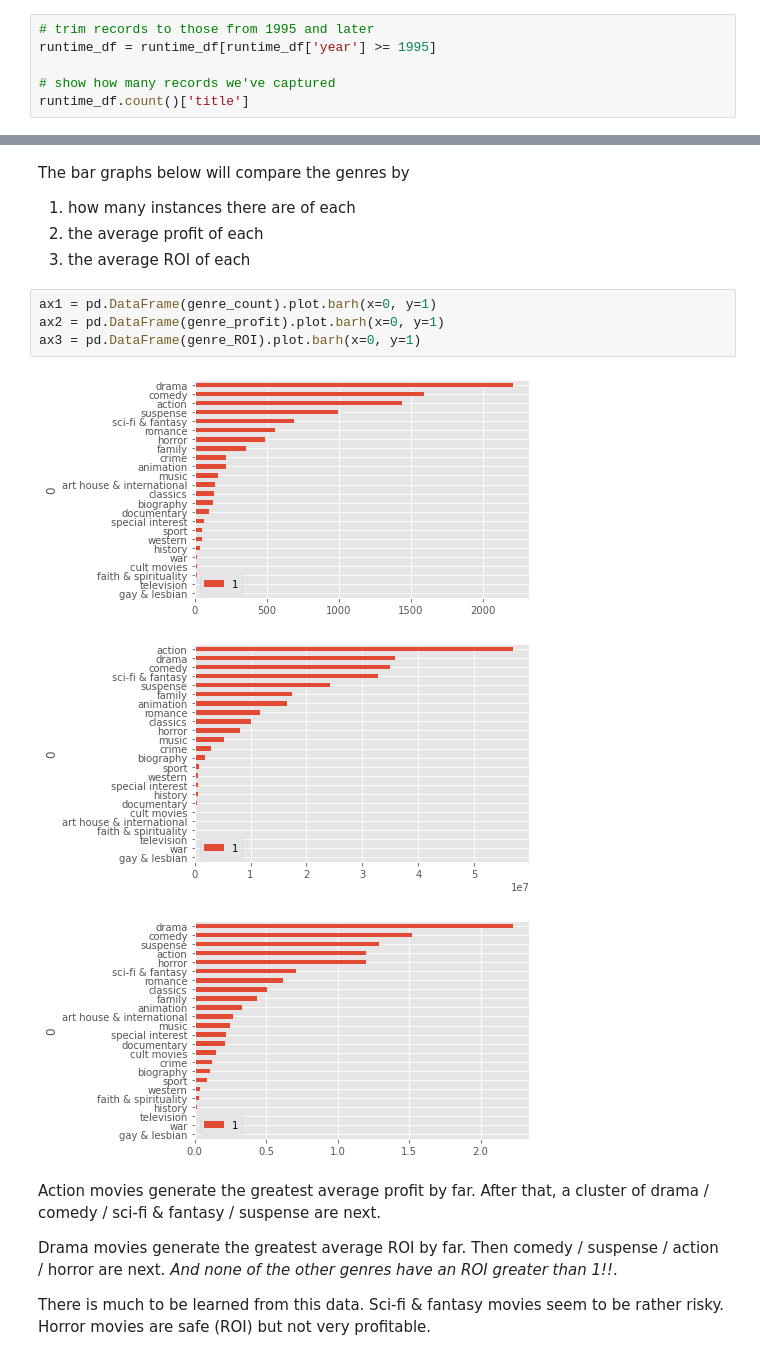
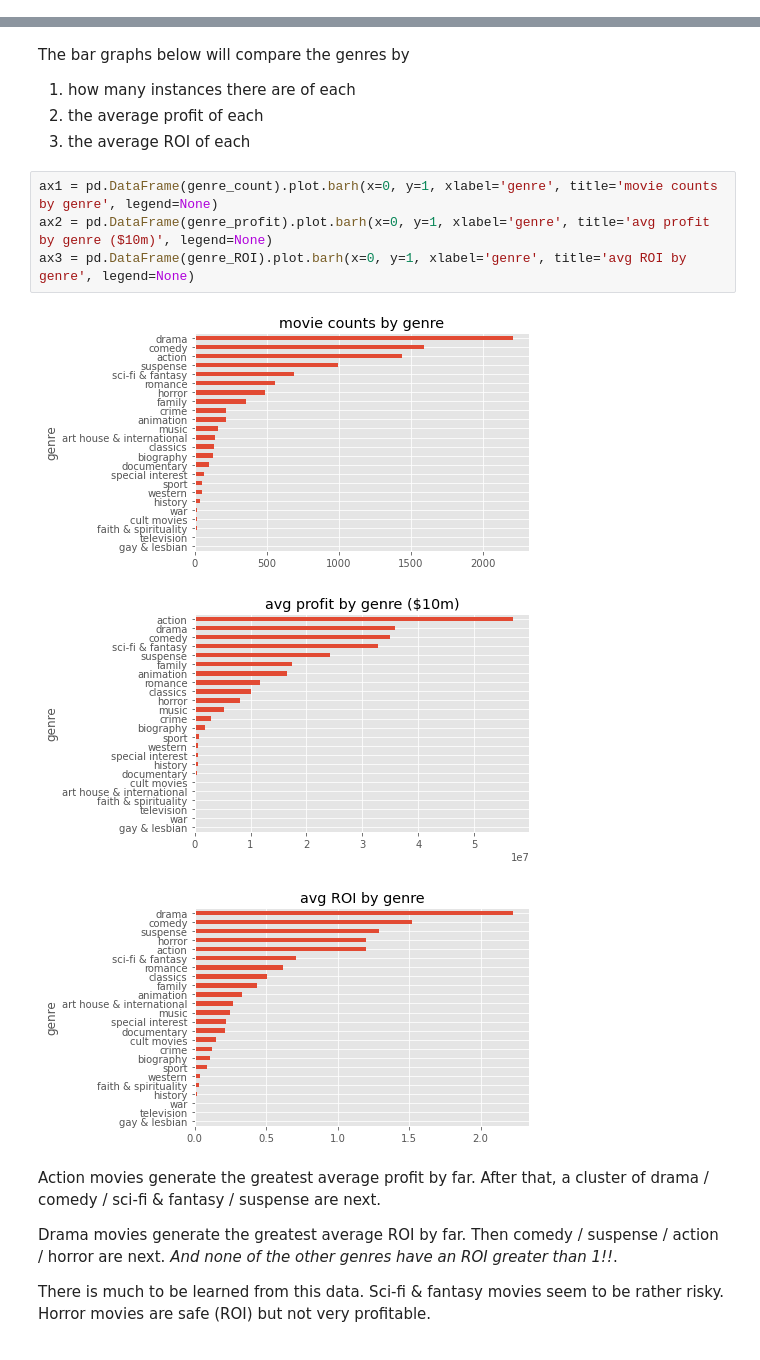
Before and after one commit to aarongalbraith/flatiron-phase1-project-redo, a Jupyter notebook: aaron_galbraith_p1_proj_redo.ipynb, the cells around one changed output, grey strips where cells are left out. Drawn from its saved outputs; the diff is of its cells as text.

Commit message:
still working on past profit section

```diff
--- a/aaron_galbraith_p1_proj_redo.ipynb
+++ b/aaron_galbraith_p1_proj_redo.ipynb
@@ -491,6 +486,0 @@ At this point we could speculate that the *very few* records we have prior to 19
-# %%
-# trim records to those from 1995 and later
-runtime_df = runtime_df[runtime_df['year'] >= 1995]
-
-# show how many records we've captured
-runtime_df.count()['title']
@@ -707,13 +707,13 @@ The bar graphs below will compare the genres by
 2. the average profit of each
 3. the average ROI of each
 # %%
-ax1 = pd.DataFrame(genre_count).plot.barh(x=0, y=1)
-ax2 = pd.DataFrame(genre_profit).plot.barh(x=0, y=1)
-ax3 = pd.DataFrame(genre_ROI).plot.barh(x=0, y=1)
+ax1 = pd.DataFrame(genre_count).plot.barh(x=0, y=1, xlabel='genre', title='movie counts by genre', legend=None)
+ax2 = pd.DataFrame(genre_profit).plot.barh(x=0, y=1, xlabel='genre', title='avg profit by genre ($10m)', legend=None)
+ax3 = pd.DataFrame(genre_ROI).plot.barh(x=0, y=1, xlabel='genre', title='avg ROI by genre', legend=None)
 # %% [output]
-[figure, old version]
+[figure, new version]
-[figure, old version]
+[figure, new version]
-[figure, old version]
+[figure, new version]
 # %% [markdown]
 Action movies generate the greatest average profit by far. After that, a cluster of drama / comedy / sci-fi & fantasy / suspense are next.
 
```
Also changed, not shown: parts of 33 cells of this notebook.
